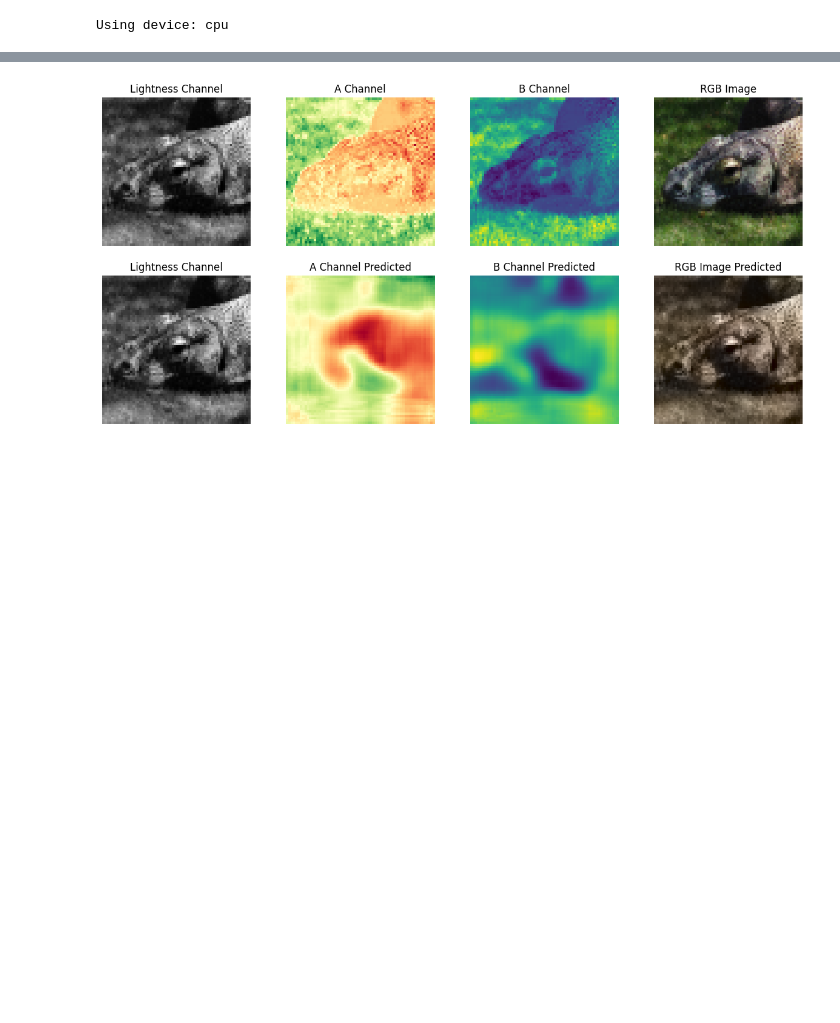
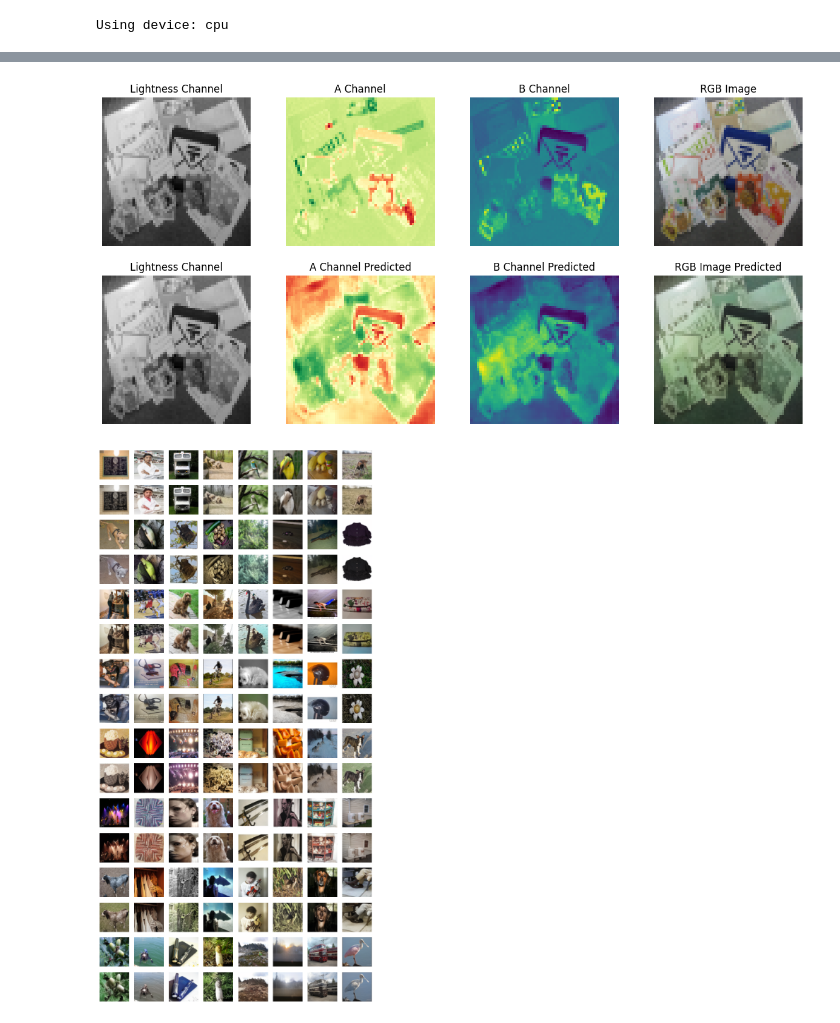
Before and after one commit to pranavavva/image-colorizer, a Jupyter notebook: image-colorizer/model4_post.ipynb, the cells around one changed output, grey strips where cells are left out. Drawn from its saved outputs; the diff is of its cells as text; code cells hidden in the pictures; blank space fills up the shorter version.

```diff
--- a/image-colorizer/model4_post.ipynb
+++ b/image-colorizer/model4_post.ipynb
@@ -7,6 +7,7 @@ import torch
 import torch.nn as nn
 import torch.nn.functional as F
 from torch.utils.data import Dataset, DataLoader, random_split
+import matplotlib.pyplot as plt
 from torchvision import transforms
 from torch.utils.tensorboard import SummaryWriter
 
@@ -47,7 +48,7 @@ class ImageNetDataset(Dataset):
 root_dir = "./data/"
 batch_size = 128
 n_train = 1_000_000 # max 1281167
-n_test = 5_000 # max 50000
+n_test = 50_000 # max 50000
 transform = transforms.ToTensor()
 
 train_set_size = int(n_train * 0.8)
@@ -228,3 +229,8 @@ class ImageColorizerModel(BaseModel):
 model = ImageColorizerModel().to(device)
 # %% [output]
 Using device: cpu
+# %%
+from torchinfo import summary
+
+model = ImageColorizerModel()
+summary(model, input_size=(batch_size, 1, 64, 64), col_names=["input_size", "output_size", "num_params", "kernel_size",], depth=2)
@@ -231,4 +255,4 @@ Using device: cpu
 # %%
-model.load_state_dict(torch.load('model4_checkpoint_14_6000.pt', map_location="cpu")["model_state_dict"])
+model.load_state_dict(torch.load('model4_checkpoint_57.pth', map_location="cpu")["model_state_dict"])
 model.eval()
 # %% [output]
@@ -282,4 +322,35 @@ ax[1, 3].imshow(rgb_hat, interpolation=None)
 ax[1, 3].set_title("RGB Image Predicted")
 ax[1, 3].set_axis_off()
 # %% [output]
-[figure, old version]
+[figure, new version]
+# %%
+fig, ax = plt.subplots(16,8, figsize=(8, 16))
+fig.tight_layout()
+
+# compare predicted and ground truth colorization
+# rows alternate between predicted and ground truth colorization
+# for example, the first row are all predictions, the second row are their corresponding ground truth images
+
+for i in range(0, 16, 2):
+    for j in range(8):
+        l, ab = next(iter(test_loader))
+        rgb = color.lab2rgb(np.concatenate((l[0].cpu().numpy(), ab[0].cpu().numpy()), axis=0).transpose(1, 2, 0))
+        ab_hat = model(l.to(device)).detach().cpu().numpy()
+        rgb_hat = color.lab2rgb(np.concatenate((l[0].cpu().numpy(), ab_hat[0]), axis=0).transpose(1, 2, 0))
+
+        ax[i, j].imshow(rgb, interpolation=None)
+        ax[i, j].set_axis_off()
+
+        ax[i+1, j].imshow(rgb_hat, interpolation=None)
+        ax[i+1, j].set_axis_off()
+
+plt.tight_layout()
+plt.show()
+
+# add plot titles only to the first row
+# ax[0, 0].set_title("Predicted")
+# ax[0, 1].set_title("Ground Truth")
+# ax[0, 2].set_title("Predicted")
+# ax[0, 3].set_title("Ground Truth")
+# %% [output]
+[figure, added]
```
Also changed, not shown: parts of 4 cells of this notebook, 12 other files.
